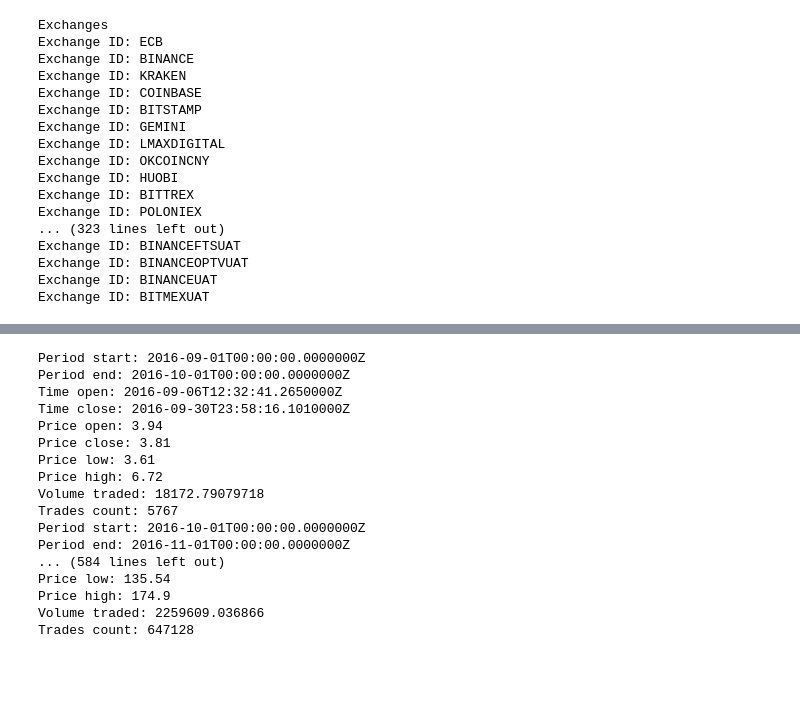
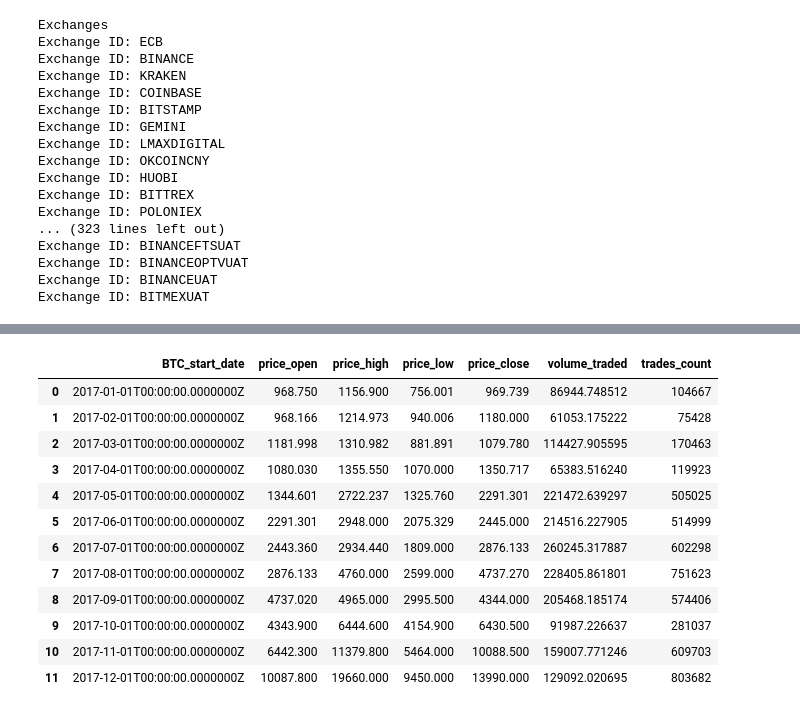
Before and after one commit to nathanduft44/Crypto_Corrisk, a Jupyter notebook: Nate_space/coinapi.ipynb, the cells around one changed output, grey strips where cells are left out. Saved outputs shown, nothing was run; the diff lists cells and outputs as text; code cells hidden in the pictures; blank space fills up the shorter version.

Commit message:
2017 data error

```diff
--- a/Nate_space/coinapi.ipynb
+++ b/Nate_space/coinapi.ipynb
@@ -43,11 +43,12 @@ Exchange ID: BINANCEOPTVUAT
 Exchange ID: BINANCEUAT
 Exchange ID: BITMEXUAT
 # %%
-# GETs BTC MONTHLY CLOSE FROM 2016 to 2021
-start_of_2016 = datetime.date(2016, 1, 12).isoformat()
-ohlcv_historical = api.ohlcv_historical_data('COINBASE_SPOT_BTC_USD', {'period_id': '1MTH', 'time_start': start_of_2016})
+# BTC MONTHLY CLOSE 2017
+start_of_2017 = datetime.date(2017, 1, 1).isoformat()
+end_of_2017 = datetime.date(2017, 12, 31).isoformat()
+ohlcv_historical_btc_2017 = api.ohlcv_historical_data('KRAKEN_SPOT_BTC_USD', {'period_id': '1MTH', 'time_start': start_of_2017, 'time_end': end_of_2017})
 
-for period in ohlcv_historical:
+for period in ohlcv_historical_btc_2017:
     print('Period start: %s' % period['time_period_start'])
     print('Period end: %s' % period['time_period_end'])
     print('Time open: %s' % period['time_open'])
@@ -79,35 +80,21 @@ Trades count: 3313097
-# %%
-# Litecoin MONTHLY CLOSE FROM 2016 to 2021
-start_of_2016 = datetime.date(2016, 1, 12).isoformat()
-ohlcv_historical = api.ohlcv_historical_data('COINBASE_SPOT_LTC_USD', {'period_id': '1MTH', 'time_start': start_of_2016})
-
-for period in ohlcv_historical:
-    print('Period start: %s' % period['time_period_start'])
-    print('Period end: %s' % period['time_period_end'])
-    print('Time open: %s' % period['time_open'])
-    print('Time close: %s' % period['time_close'])
-    print('Price open: %s' % period['price_open'])
-    print('Price close: %s' % period['price_close'])
-    print('Price low: %s' % period['price_low'])
-    print('Price high: %s' % period['price_high'])
-    print('Volume traded: %s' % period['volume_traded'])
-    print('Trades count: %s' % period['trades_count'])
-# %% [output]
-Period start: 2016-09-01T00:00:00.0000000Z
-Period end: 2016-10-01T00:00:00.0000000Z
-Time open: 2016-09-06T12:32:41.2650000Z
-Time close: 2016-09-30T23:58:16.1010000Z
-Price open: 3.94
-Price close: 3.81
-Price low: 3.61
-Price high: 6.72
-Volume traded: 18172.79079718
-Trades count: 5767
-Period start: 2016-10-01T00:00:00.0000000Z
-Period end: 2016-11-01T00:00:00.0000000Z
-... (584 lines left out)
-Price low: 135.54
-Price high: 174.9
-Volume traded: 2259609.036866
-Trades count: 647128
+# %%
+bitcoin_pricing_df_2017 = pd.DataFrame(
+    ohlcv_historical_btc_2017).drop(
+    columns=['time_open', 'time_close', 'time_period_end']).rename(
+    {'time_period_start': 'BTC_start_date'}, axis='columns')
+bitcoin_pricing_df_2017
+# %% [output]
+|  | BTC_start_date | price_open | price_high | price_low | price_close | volume_traded | trades_count |
+| 0 | 2017-01-01T00:00:00.0000000Z | 968.750 | 1156.900 | 756.001 | 969.739 | 86944.748512 | 104667 |
+| 1 | 2017-02-01T00:00:00.0000000Z | 968.166 | 1214.973 | 940.006 | 1180.000 | 61053.175222 | 75428 |
+| 2 | 2017-03-01T00:00:00.0000000Z | 1181.998 | 1310.982 | 881.891 | 1079.780 | 114427.905595 | 170463 |
+| 3 | 2017-04-01T00:00:00.0000000Z | 1080.030 | 1355.550 | 1070.000 | 1350.717 | 65383.516240 | 119923 |
+| 4 | 2017-05-01T00:00:00.0000000Z | 1344.601 | 2722.237 | 1325.760 | 2291.301 | 221472.639297 | 505025 |
+| 5 | 2017-06-01T00:00:00.0000000Z | 2291.301 | 2948.000 | 2075.329 | 2445.000 | 214516.227905 | 514999 |
+| 6 | 2017-07-01T00:00:00.0000000Z | 2443.360 | 2934.440 | 1809.000 | 2876.133 | 260245.317887 | 602298 |
+| 7 | 2017-08-01T00:00:00.0000000Z | 2876.133 | 4760.000 | 2599.000 | 4737.270 | 228405.861801 | 751623 |
+| 8 | 2017-09-01T00:00:00.0000000Z | 4737.020 | 4965.000 | 2995.500 | 4344.000 | 205468.185174 | 574406 |
+| 9 | 2017-10-01T00:00:00.0000000Z | 4343.900 | 6444.600 | 4154.900 | 6430.500 | 91987.226637 | 281037 |
+| 10 | 2017-11-01T00:00:00.0000000Z | 6442.300 | 11379.800 | 5464.000 | 10088.500 | 159007.771246 | 609703 |
+| 11 | 2017-12-01T00:00:00.0000000Z | 10087.800 | 19660.000 | 9450.000 | 13990.000 | 129092.020695 | 803682 |
 # %%
```
Also changed, not shown: parts of 15 cells of this notebook, 3 other files.
